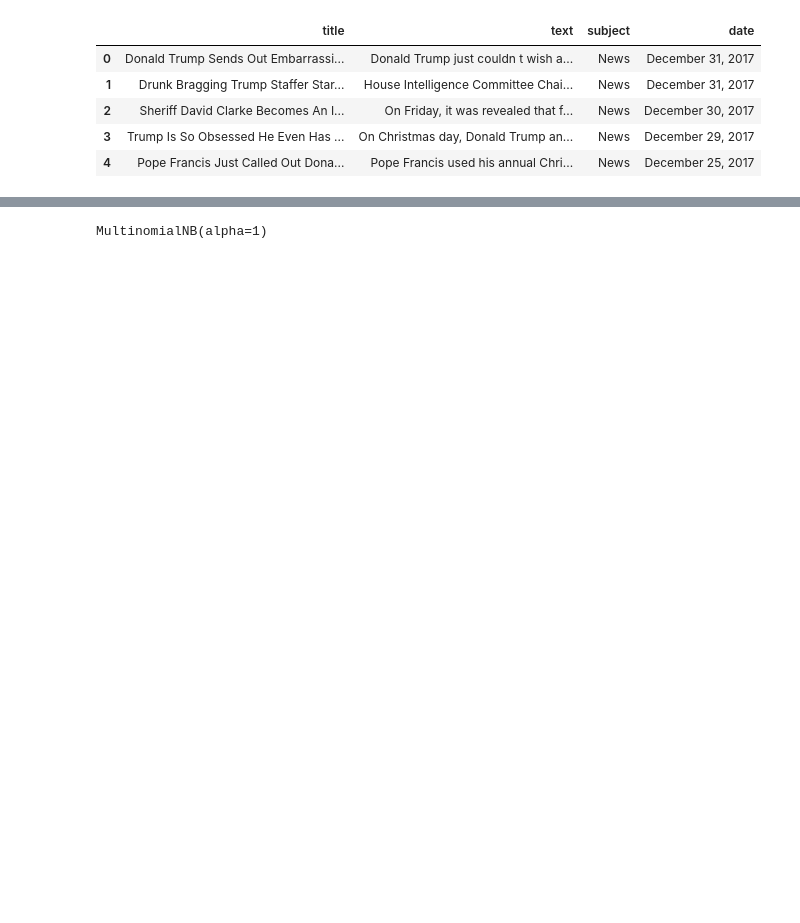
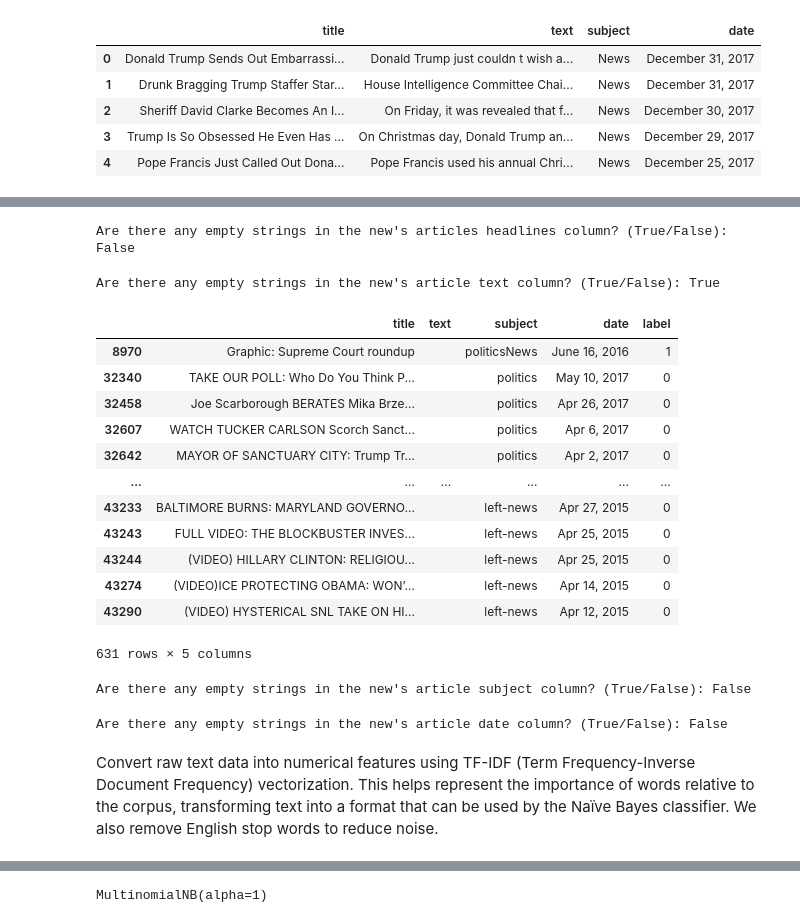
Before and after one commit to KyleL1015/CSE150AMilestone2, a Jupyter notebook: CSE150AMilestone2.ipynb, the cells around one changed output, grey strips where cells are left out. Drawn from its saved outputs; the diff is of its cells as text; code cells hidden in the pictures; blank space fills up the shorter version.

```diff
--- a/CSE150AMilestone2.ipynb
+++ b/CSE150AMilestone2.ipynb
@@ -114,8 +121,44 @@ Requirement already satisfied: threadpoolctl>=3.1.0 in /Users/aliellahib/Desktop
+# %%
+empty_titles = df[df["title"].str.strip() == ""]
+print(f"Are there any empty strings in the new's articles headlines column? (True/False): {empty_titles.shape[0]>0}")
+# %% [output]
+Are there any empty strings in the new's articles headlines column? (True/False): False
+# %%
+empty_text = df[df["text"].str.strip() == ""]
+print(f"Are there any empty strings in the new's article text column? (True/False): {empty_text.shape[0]>0}")
+empty_text
+# %% [output]
+Are there any empty strings in the new's article text column? (True/False): True
+|  | title | text | subject | date | label |
+| 8970 | Graphic: Supreme Court roundup |  | politicsNews | June 16, 2016 | 1 |
+| 32340 | TAKE OUR POLL: Who Do You Think P... |  | politics | May 10, 2017 | 0 |
+| 32458 | Joe Scarborough BERATES Mika Brze... |  | politics | Apr 26, 2017 | 0 |
+| 32607 | WATCH TUCKER CARLSON Scorch Sanct... |  | politics | Apr 6, 2017 | 0 |
+| 32642 | MAYOR OF SANCTUARY CITY: Trump Tr... |  | politics | Apr 2, 2017 | 0 |
+| ... | ... | ... | ... | ... | ... |
+| 43233 | BALTIMORE BURNS: MARYLAND GOVERNO... |  | left-news | Apr 27, 2015 | 0 |
+| 43243 | FULL VIDEO: THE BLOCKBUSTER INVES... |  | left-news | Apr 25, 2015 | 0 |
+| 43244 | (VIDEO) HILLARY CLINTON: RELIGIOU... |  | left-news | Apr 25, 2015 | 0 |
+| 43274 | (VIDEO)ICE PROTECTING OBAMA: WON’... |  | left-news | Apr 14, 2015 | 0 |
+| 43290 | (VIDEO) HYSTERICAL SNL TAKE ON HI... |  | left-news | Apr 12, 2015 | 0 |
+631 rows × 5 columns
+# %%
+empty_subject = df[df["subject"].str.strip() == ""]
+print(f"Are there any empty strings in the new's article subject column? (True/False): {empty_subject.shape[0]>0}")
+# %% [output]
+Are there any empty strings in the new's article subject column? (True/False): False
+# %%
+empty_date = df[df["date"].str.strip() == ""]
+print(f"Are there any empty strings in the new's article date column? (True/False): {empty_date.shape[0]>0}")
+# %% [output]
+Are there any empty strings in the new's article date column? (True/False): False
 # %%
 from sklearn.feature_extraction.text import TfidfVectorizer
 from sklearn.model_selection import train_test_split
 from sklearn.naive_bayes import MultinomialNB
 from sklearn.metrics import accuracy_score, classification_report, confusion_matrix
+# %% [markdown]
+Convert raw text data into numerical features using TF-IDF (Term Frequency-Inverse Document Frequency) vectorization. This helps represent the importance of words relative to the corpus, transforming text into a format that can be used by the Naïve Bayes classifier. We also remove English stop words to reduce noise.
 # %%
 # Select text and labels
 X_text = df["text"]  # Features (news article content)
```
Also changed, not shown: parts of 28 cells of this notebook, 1 other file.
